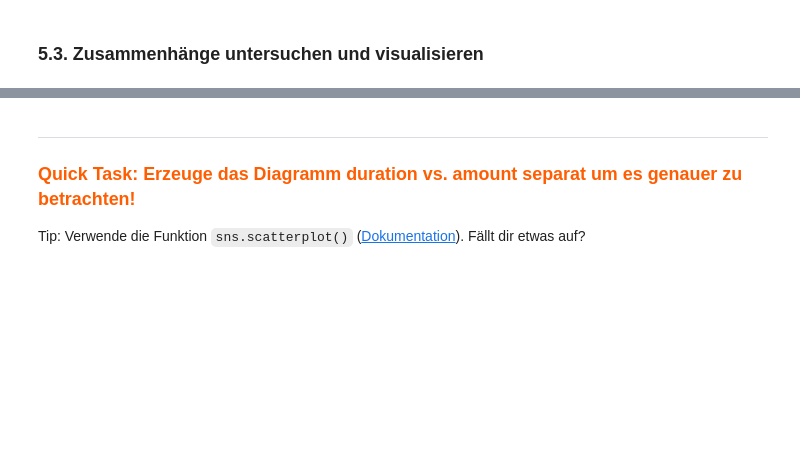
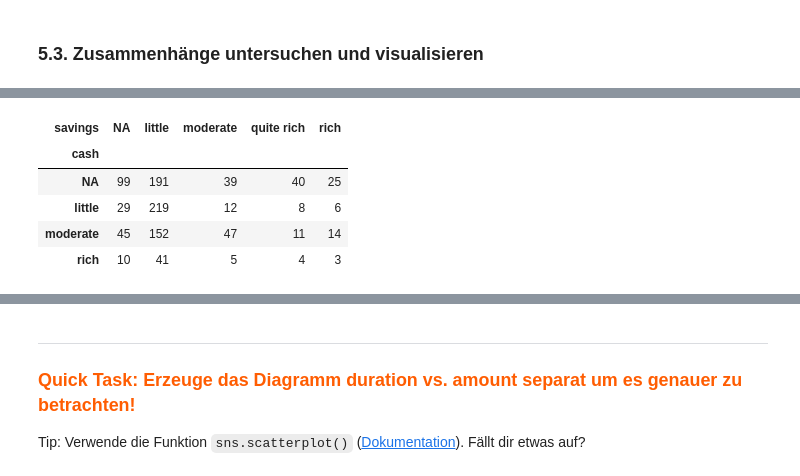
Before and after one commit to mesa-ai/smi-datenanalyse-ba, a Jupyter notebook: 03 - Data Exploration.ipynb, the cells around one changed output, grey strips where cells are left out. Saved outputs shown, nothing was run; the diff lists cells and outputs as text; code cells hidden in the pictures; blank space fills up the shorter version.

```diff
--- a/03 - Data Exploration.ipynb
+++ b/03 - Data Exploration.ipynb
@@ -417,0 +662,9 @@ plt.show()
+# %%
+pd.crosstab(df.cash, df.savings)
+# %% [output]
+| savings | NA | little | moderate | quite rich | rich |
+| cash |  |  |  |  |  |
+| NA | 99 | 191 | 39 | 40 | 25 |
+| little | 29 | 219 | 12 | 8 | 6 |
+| moderate | 45 | 152 | 47 | 11 | 14 |
+| rich | 10 | 41 | 5 | 4 | 3 |
```
Also changed, not shown: parts of 47 cells of this notebook, 1 other file.
